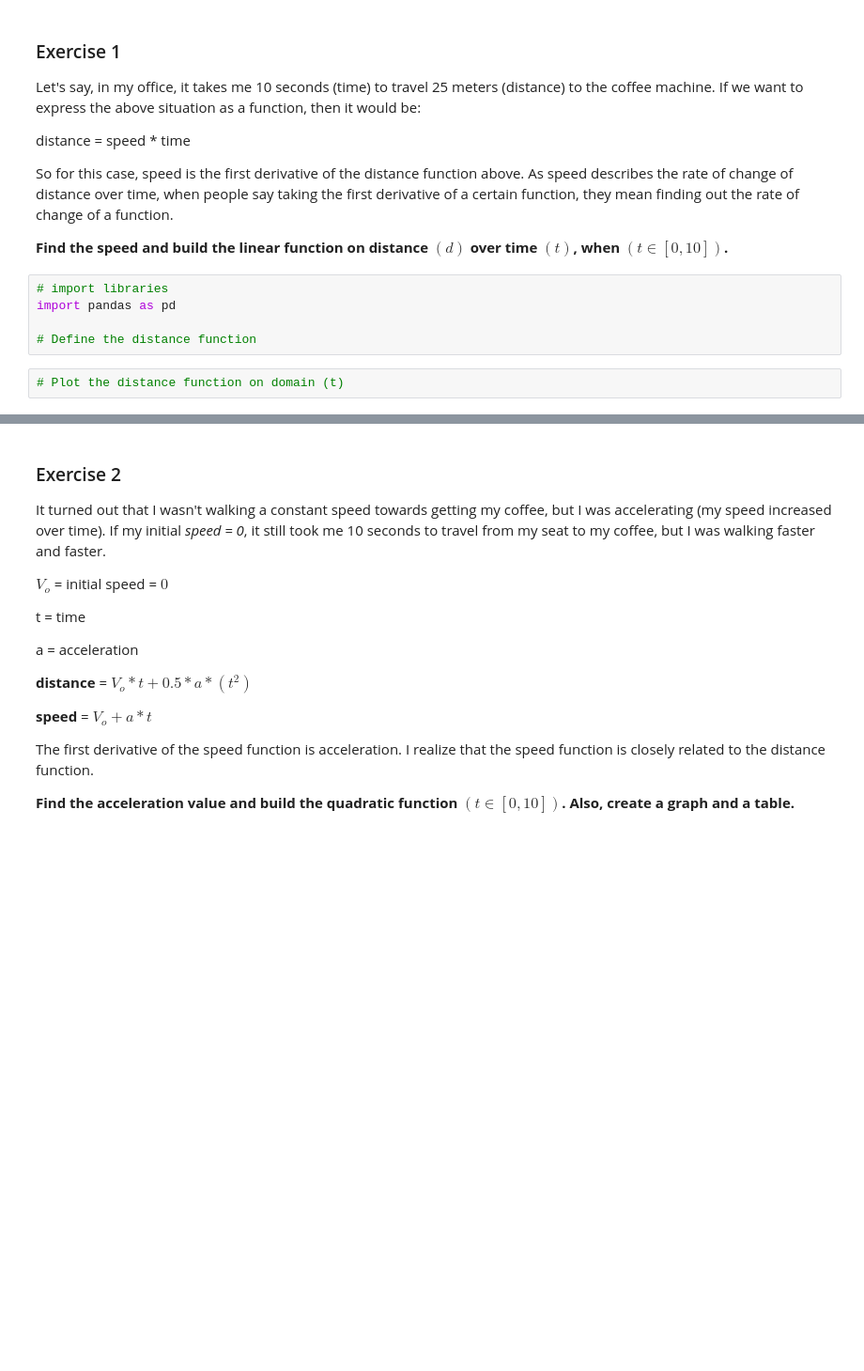
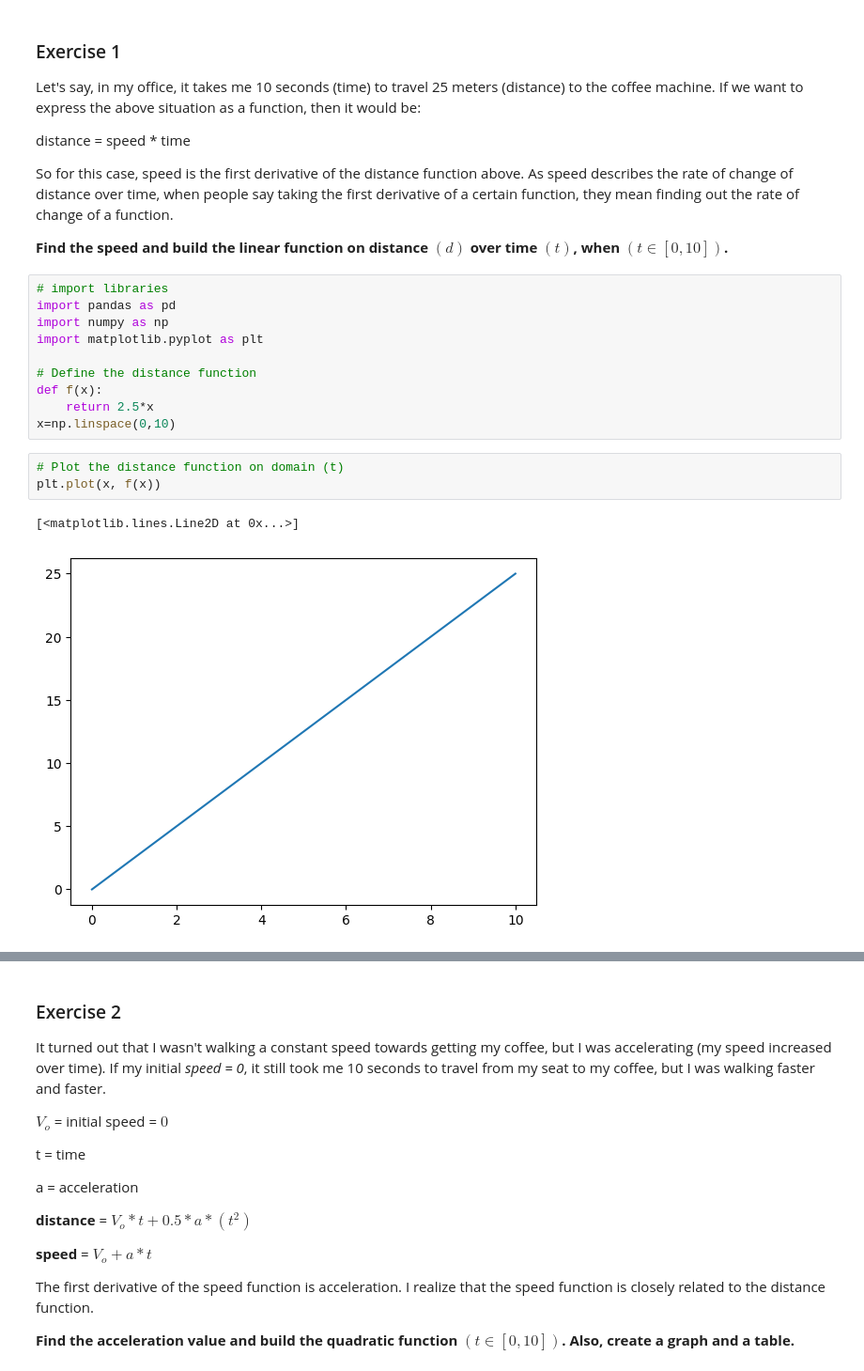
Before and after one commit to 4GeeksAcademy/calculus-and-algebra-problems-with-python_ds13_david, a Jupyter notebook: notebook/problems.ipynb, the cells around one changed output, grey strips where cells are left out. Shown: that part at 94% size. Saved outputs shown, nothing was run; the diff lists cells and outputs as text; blank space fills up the shorter version.

```diff
--- a/notebook/problems.ipynb
+++ b/notebook/problems.ipynb
@@ -24,9 +24,18 @@ So for this case, speed is the first derivative of the distance function above.
 # %%
 # import libraries
 import pandas as pd
+import numpy as np
+import matplotlib.pyplot as plt
 
 # Define the distance function
+def f(x):
+    return 2.5*x
+x=np.linspace(0,10)
 # %%
 # Plot the distance function on domain (t)
+plt.plot(x, f(x))
+# %% [output]
+[<matplotlib.lines.Line2D at 0x...>]
+[figure, added]
 # %%
 # Create a DataFrame
```
Also changed, not shown: parts of 3 cells of this notebook.
